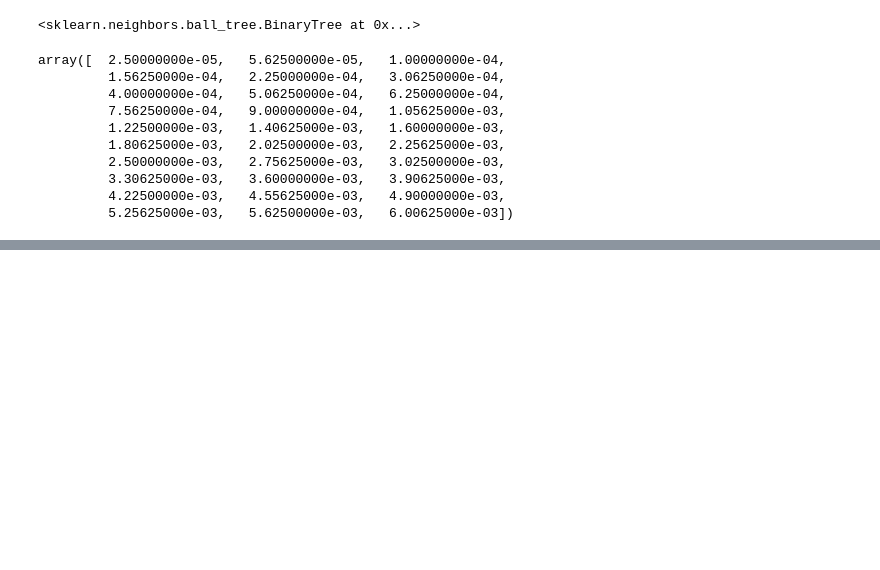
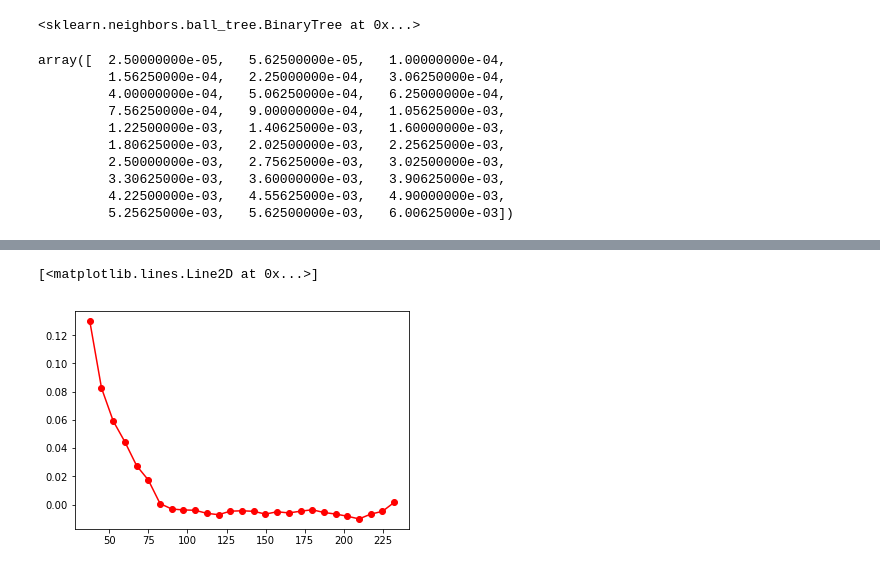
Before and after one commit to rohinkumar/correlcalc-nb, a Jupyter notebook: CorrelCalc_Planck15.ipynb, the cells around one changed output, grey strips where cells are left out. Saved outputs shown, nothing was run; the diff lists cells and outputs as text; code cells hidden in the pictures; blank space fills up the shorter version.

Commit message:
pre-final stage for CorrelCalc need to cleanup

```diff
--- a/CorrelCalc_Planck15.ipynb
+++ b/CorrelCalc_Planck15.ipynb
@@ -476,2 +595,7 @@ plt.plot(binMpc,correl,'ro-')
+# %%
+plt.plot(binMpc[2:],correl[2:],'ro-')
+# %% [output]
+[<matplotlib.lines.Line2D at 0x...>]
+[figure, added]
 # %%
 plt.yscale('log')
```
Also changed, not shown: parts of 20 cells of this notebook, 34 other files.
